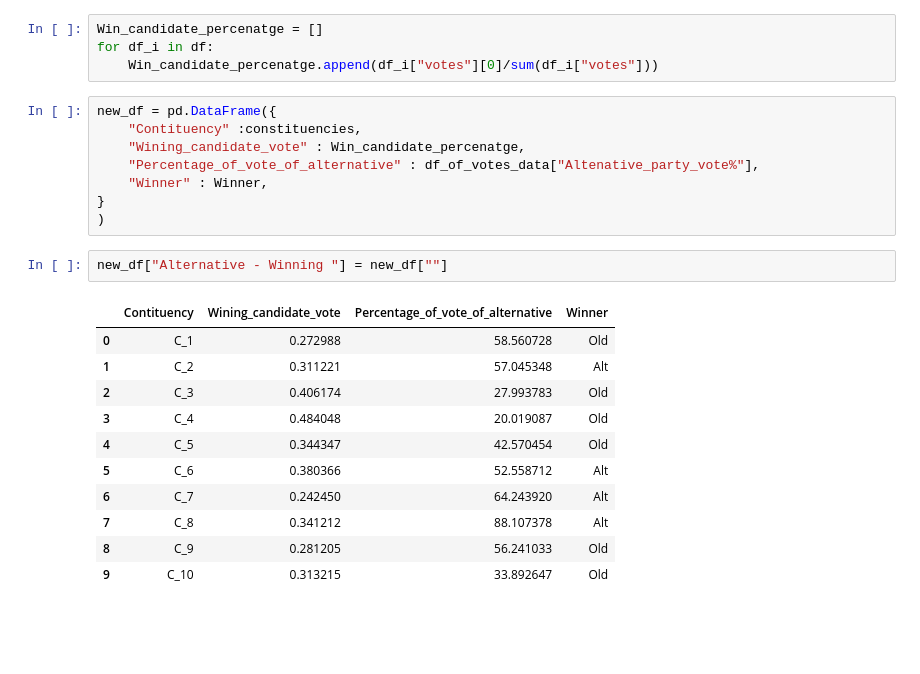
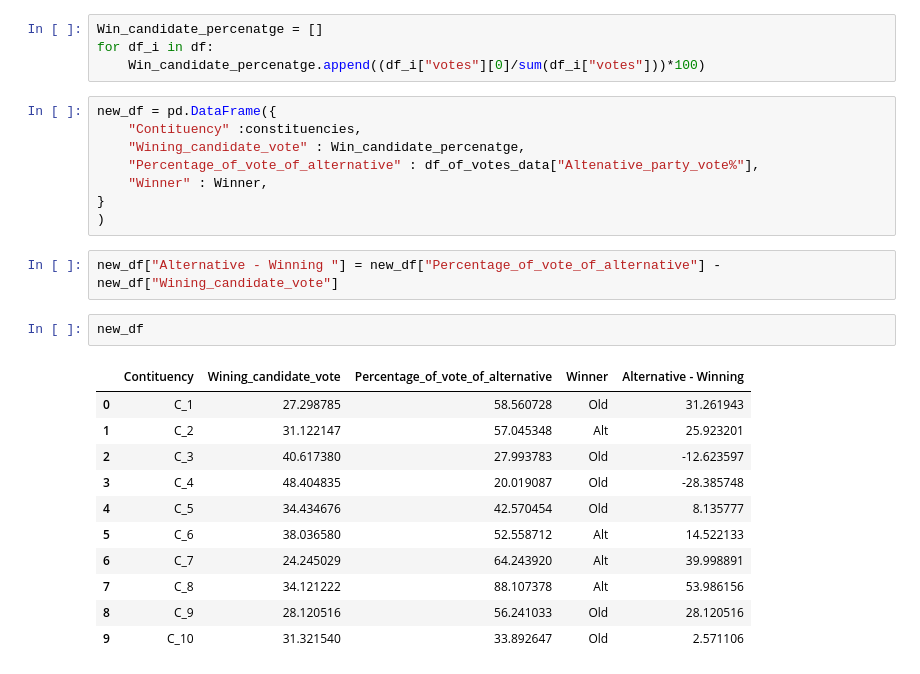
Before and after one commit to DS-saksham/Election_analysis, a Jupyter notebook: Untitled.ipynb, the cells around one changed output. Drawn from its saved outputs; the diff is of its cells as text; blank space fills up the shorter version.

Commit message:
analysis on winning candidate

```diff
--- a/Untitled.ipynb
+++ b/Untitled.ipynb
@@ -164,7 +164,7 @@ plt.show()
 # %%
 Win_candidate_percenatge = []
 for df_i in df:
-    Win_candidate_percenatge.append(df_i["votes"][0]/sum(df_i["votes"]))
+    Win_candidate_percenatge.append((df_i["votes"][0]/sum(df_i["votes"]))*100)
 # %%
 new_df = pd.DataFrame({
     "Contituency" :constituencies,
@@ -174,16 +174,18 @@ new_df = pd.DataFrame({
 }
 )
 # %%
-new_df["Alternative - Winning "] = new_df[""]
+new_df["Alternative - Winning "] = new_df["Percentage_of_vote_of_alternative"] - new_df["Wining_candidate_vote"]
-# %% [output]
-|  | Contituency | Wining_candidate_vote | Percentage_of_vote_of_alternative | Winner |
-| 0 | C_1 | 0.272988 | 58.560728 | Old |
-| 1 | C_2 | 0.311221 | 57.045348 | Alt |
-| 2 | C_3 | 0.406174 | 27.993783 | Old |
-| 3 | C_4 | 0.484048 | 20.019087 | Old |
-| 4 | C_5 | 0.344347 | 42.570454 | Old |
-| 5 | C_6 | 0.380366 | 52.558712 | Alt |
-| 6 | C_7 | 0.242450 | 64.243920 | Alt |
-| 7 | C_8 | 0.341212 | 88.107378 | Alt |
-| 8 | C_9 | 0.281205 | 56.241033 | Old |
-| 9 | C_10 | 0.313215 | 33.892647 | Old |
+# %%
+new_df
+# %% [output]
+|  | Contituency | Wining_candidate_vote | Percentage_of_vote_of_alternative | Winner | Alternative - Winning |
+| 0 | C_1 | 27.298785 | 58.560728 | Old | 31.261943 |
+| 1 | C_2 | 31.122147 | 57.045348 | Alt | 25.923201 |
+| 2 | C_3 | 40.617380 | 27.993783 | Old | -12.623597 |
+| 3 | C_4 | 48.404835 | 20.019087 | Old | -28.385748 |
+| 4 | C_5 | 34.434676 | 42.570454 | Old | 8.135777 |
+| 5 | C_6 | 38.036580 | 52.558712 | Alt | 14.522133 |
+| 6 | C_7 | 24.245029 | 64.243920 | Alt | 39.998891 |
+| 7 | C_8 | 34.121222 | 88.107378 | Alt | 53.986156 |
+| 8 | C_9 | 28.120516 | 56.241033 | Old | 28.120516 |
+| 9 | C_10 | 31.321540 | 33.892647 | Old | 2.571106 |
```
